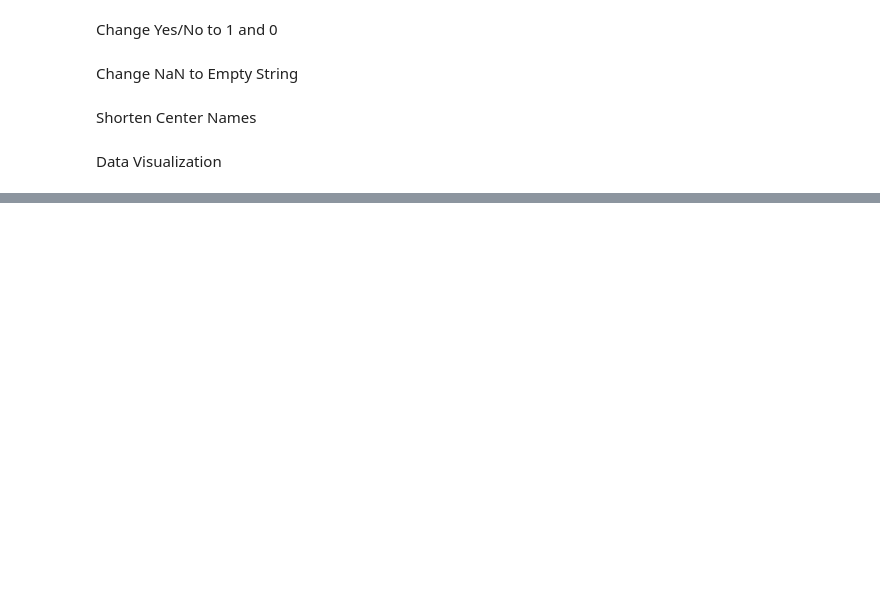
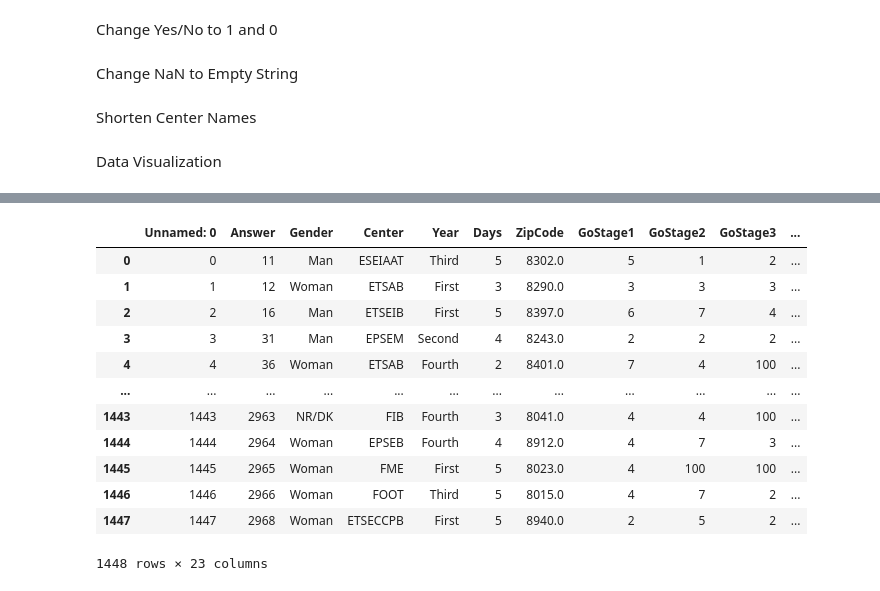
Before and after one commit to isimo00/datathon23, a Jupyter notebook: src/DataCleaning.ipynb, the cells around one changed output, grey strips where cells are left out. Drawn from its saved outputs; the diff is of its cells as text; code cells hidden in the pictures; blank space fills up the shorter version.

```diff
--- a/src/DataCleaning.ipynb
+++ b/src/DataCleaning.ipynb
@@ -67,0 +60,16 @@ sns.heatmap(pt)
+# %%
+df
+# %% [output]
+|  | Unnamed: 0 | Answer | Gender | Center | Year | Days | ZipCode | GoStage1 | GoStage2 | GoStage3 | ... |
+| 0 | 0 | 11 | Man | ESEIAAT | Third | 5 | 8302.0 | 5 | 1 | 2 | ... |
+| 1 | 1 | 12 | Woman | ETSAB | First | 3 | 8290.0 | 3 | 3 | 3 | ... |
+| 2 | 2 | 16 | Man | ETSEIB | First | 5 | 8397.0 | 6 | 7 | 4 | ... |
+| 3 | 3 | 31 | Man | EPSEM | Second | 4 | 8243.0 | 2 | 2 | 2 | ... |
+| 4 | 4 | 36 | Woman | ETSAB | Fourth | 2 | 8401.0 | 7 | 4 | 100 | ... |
+| ... | ... | ... | ... | ... | ... | ... | ... | ... | ... | ... | ... |
+| 1443 | 1443 | 2963 | NR/DK | FIB | Fourth | 3 | 8041.0 | 4 | 4 | 100 | ... |
+| 1444 | 1444 | 2964 | Woman | EPSEB | Fourth | 4 | 8912.0 | 4 | 7 | 3 | ... |
+| 1445 | 1445 | 2965 | Woman | FME | First | 5 | 8023.0 | 4 | 100 | 100 | ... |
+| 1446 | 1446 | 2966 | Woman | FOOT | Third | 5 | 8015.0 | 4 | 7 | 2 | ... |
+| 1447 | 1447 | 2968 | Woman | ETSECCPB | First | 5 | 8940.0 | 2 | 5 | 2 | ... |
+1448 rows × 23 columns
```
Also changed, not shown: parts of 10 cells of this notebook.
